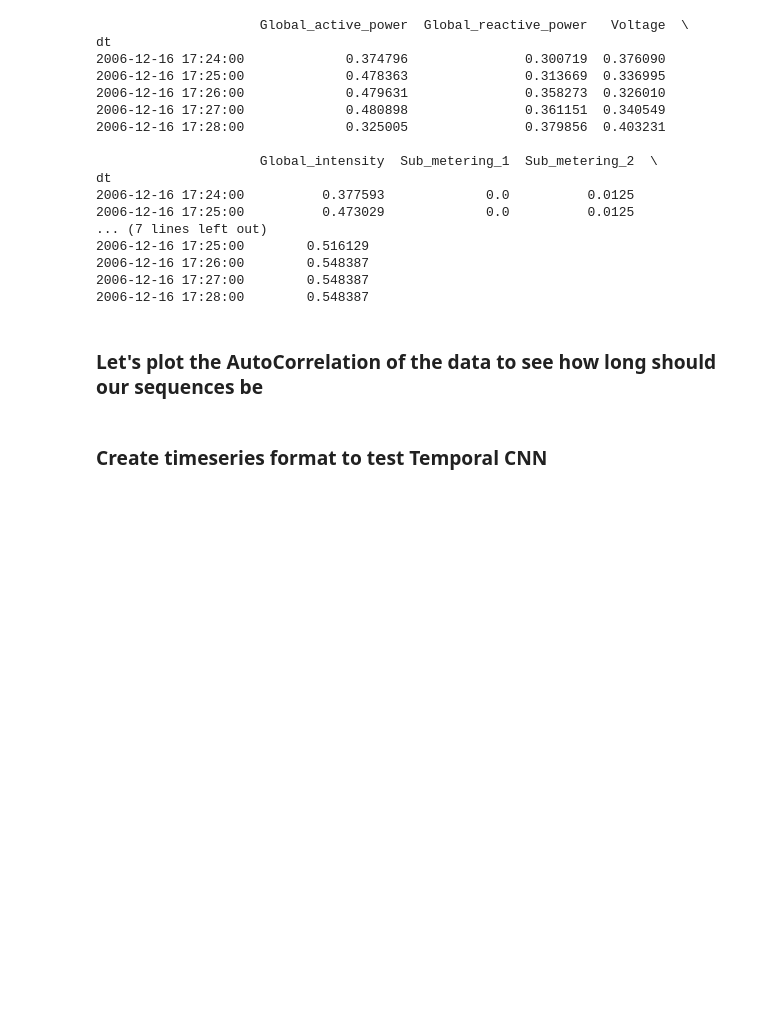
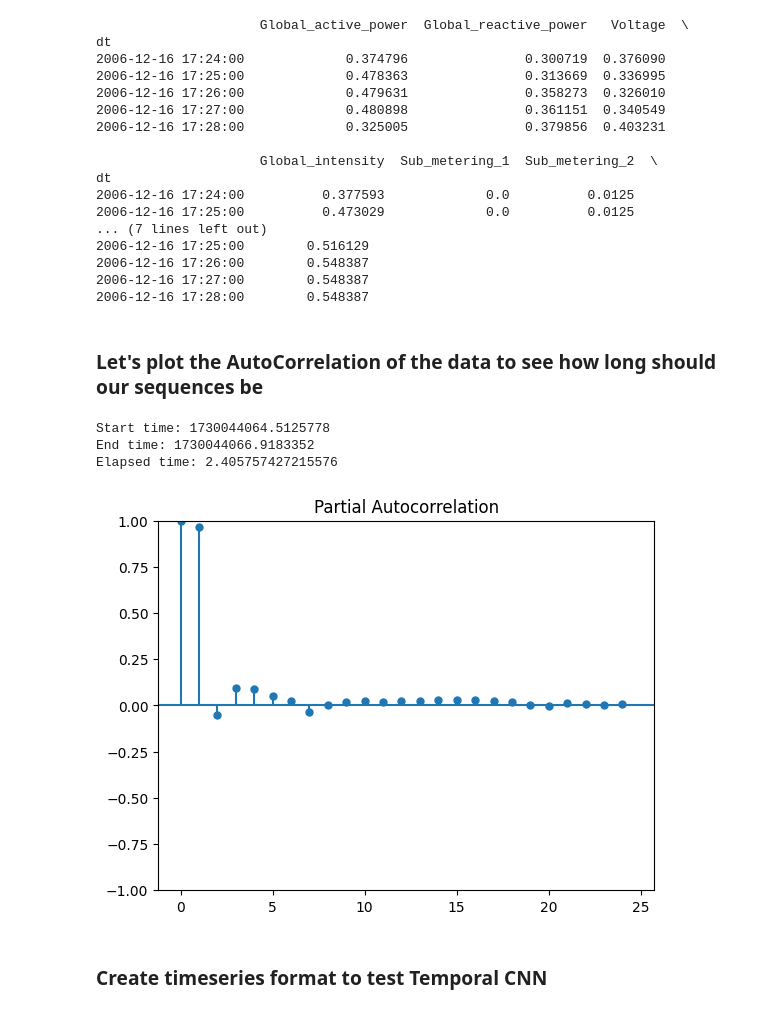
Before and after one commit to AndreyArguedas/DeepLearning, a Jupyter notebook: Documentos de Deep Learning GR 40/TC3/TP3-DL-AndreyArguedas.ipynb, the cells around one changed output. Cells and saved outputs as stored; diff of their text form; code cells hidden in the pictures; blank space fills up the shorter version.

```diff
--- a/Documentos de Deep Learning GR 40/TC3/TP3-DL-AndreyArguedas.ipynb
+++ b/Documentos de Deep Learning GR 40/TC3/TP3-DL-AndreyArguedas.ipynb
@@ -315,9 +318,22 @@ dt
 ### Let's plot the AutoCorrelation of the data to see how long should our sequences be
 # %%
 # Autocorrelation plot
-#pd.plotting.autocorrelation_plot(data_set_scaled_df)
+#plot_acf(data_set_scaled_df.Global_active_power, lags=12)
+start_time = time.time()
+plot_pacf(data_set_scaled_df.Global_active_power, lags=24)
+end_time = time.time()
+
+print("Start time:", start_time)
+print("End time:", end_time)
+print("Elapsed time:", end_time - start_time)
+
 #plt.title("Autocorrelation of the Time Series")
 #plt.show()
+# %% [output]
+Start time: 1730044064.5125778
+End time: 1730044066.9183352
+Elapsed time: 2.405757427215576
+[figure, added]
 # %% [markdown]
 ### Create timeseries format to test Temporal CNN
 # %%
```
Also changed, not shown: parts of 13 cells of this notebook.
